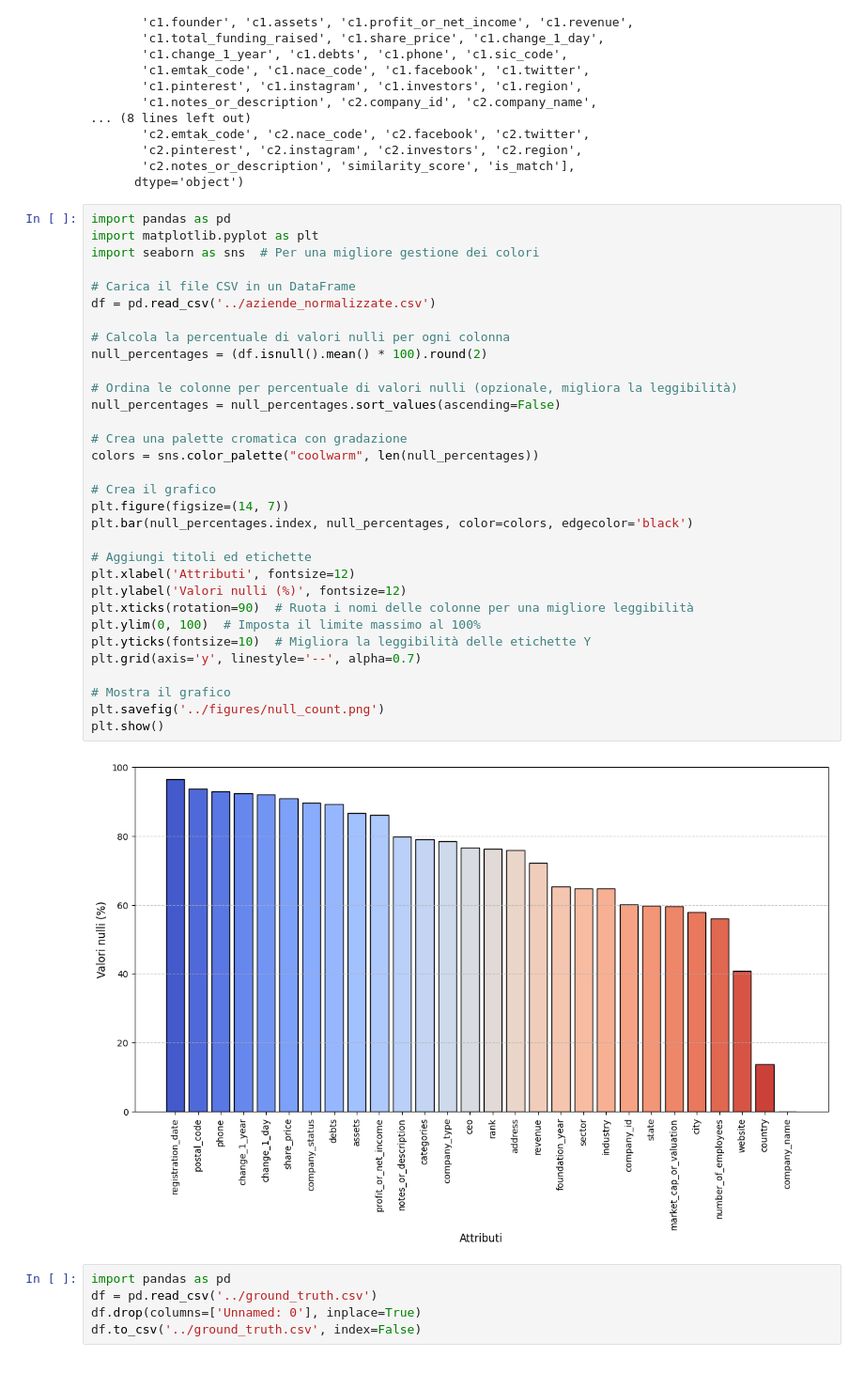
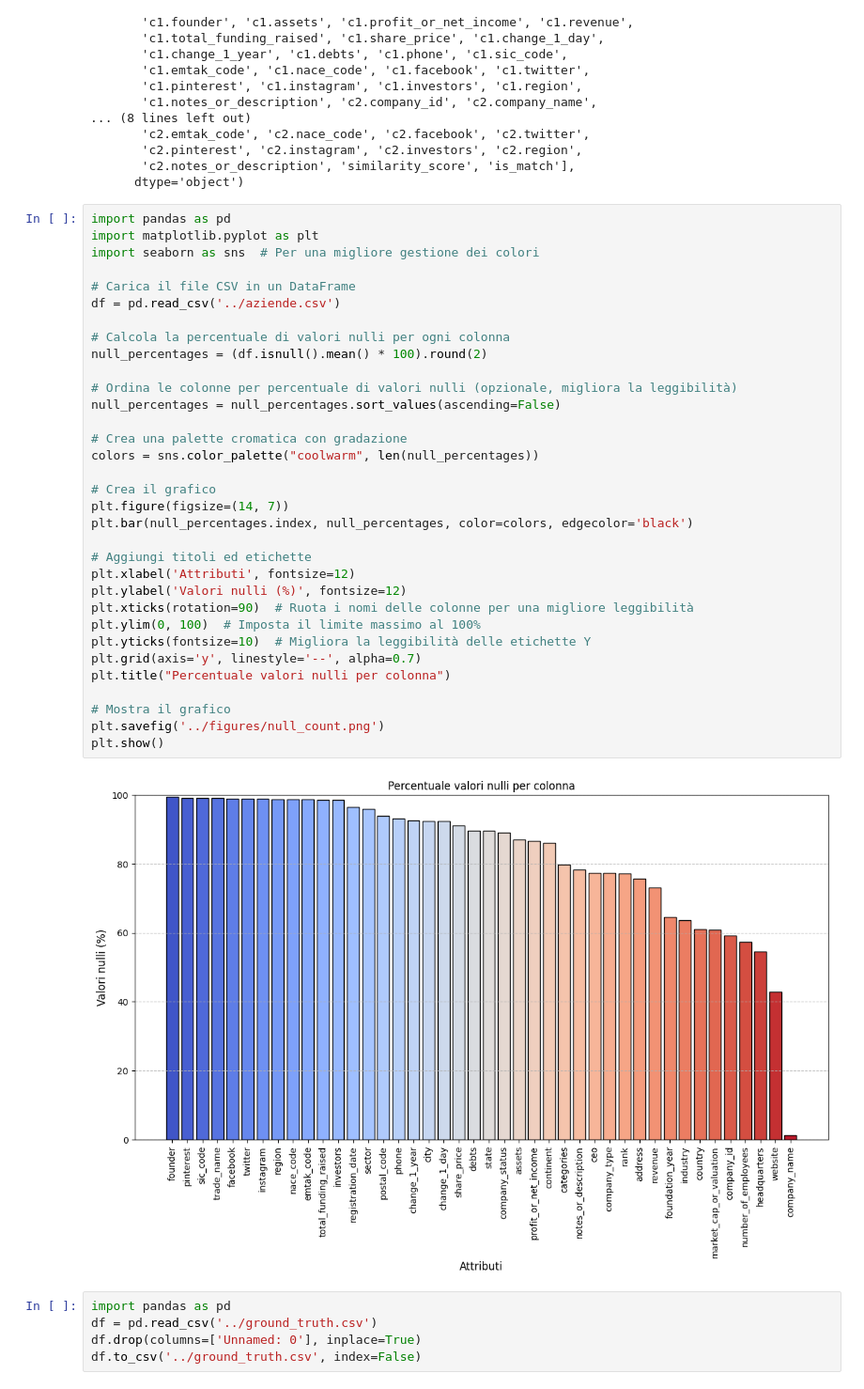
Before and after one commit to MatVitale6/IngegneriaDeiDatiProject, a Jupyter notebook: homework5/record_linkage/normalize_companies.ipynb, the cells around one changed output. Shown at 94% size. Drawn from its saved outputs; the diff is of its cells as text.

```diff
--- a/homework5/record_linkage/normalize_companies.ipynb
+++ b/homework5/record_linkage/normalize_companies.ipynb
@@ -630,35 +630,36 @@ import pandas as pd
 import matplotlib.pyplot as plt
 import seaborn as sns  # Per una migliore gestione dei colori
 
 # Carica il file CSV in un DataFrame
-df = pd.read_csv('../aziende_normalizzate.csv')
+df = pd.read_csv('../aziende.csv')
 
 # Calcola la percentuale di valori nulli per ogni colonna
 null_percentages = (df.isnull().mean() * 100).round(2)
 
 # Ordina le colonne per percentuale di valori nulli (opzionale, migliora la leggibilità)
 null_percentages = null_percentages.sort_values(ascending=False)
 
 # Crea una palette cromatica con gradazione
 colors = sns.color_palette("coolwarm", len(null_percentages))
 
 # Crea il grafico
 plt.figure(figsize=(14, 7))
 plt.bar(null_percentages.index, null_percentages, color=colors, edgecolor='black')
 
 # Aggiungi titoli ed etichette
 plt.xlabel('Attributi', fontsize=12)
 plt.ylabel('Valori nulli (%)', fontsize=12)
 plt.xticks(rotation=90)  # Ruota i nomi delle colonne per una migliore leggibilità
 plt.ylim(0, 100)  # Imposta il limite massimo al 100%
 plt.yticks(fontsize=10)  # Migliora la leggibilità delle etichette Y
 plt.grid(axis='y', linestyle='--', alpha=0.7)
+plt.title("Percentuale valori nulli per colonna")
 
 # Mostra il grafico
 plt.savefig('../figures/null_count.png')
 plt.show()
 # %% [output]
-[figure, old version]
+[figure, new version]
 # %%
 import pandas as pd
 df = pd.read_csv('../ground_truth.csv')
```
Also changed, not shown: 2 other files.
